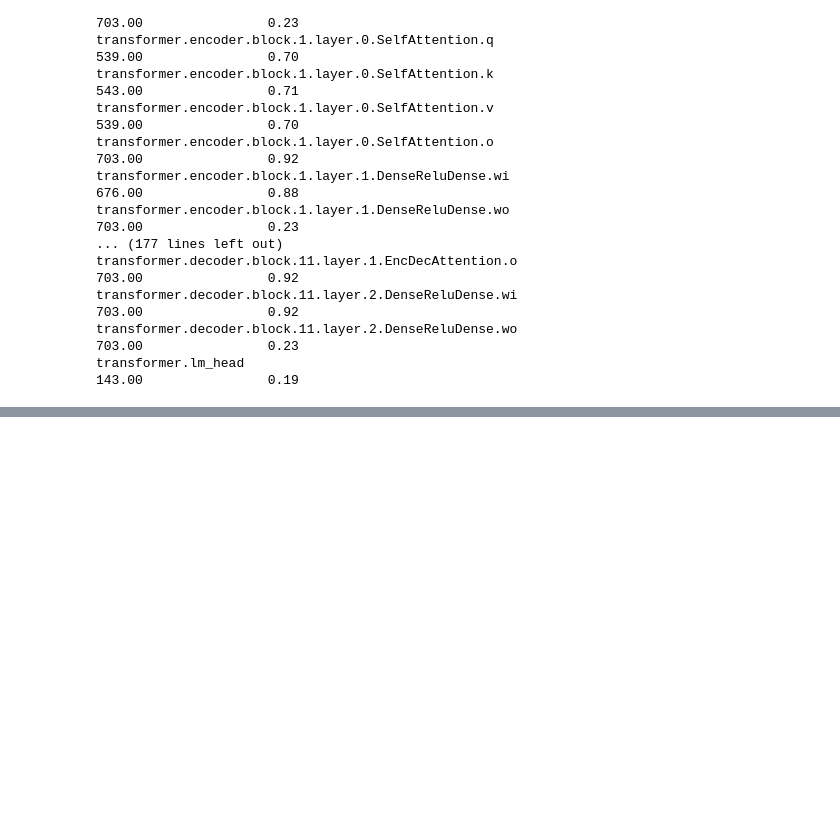
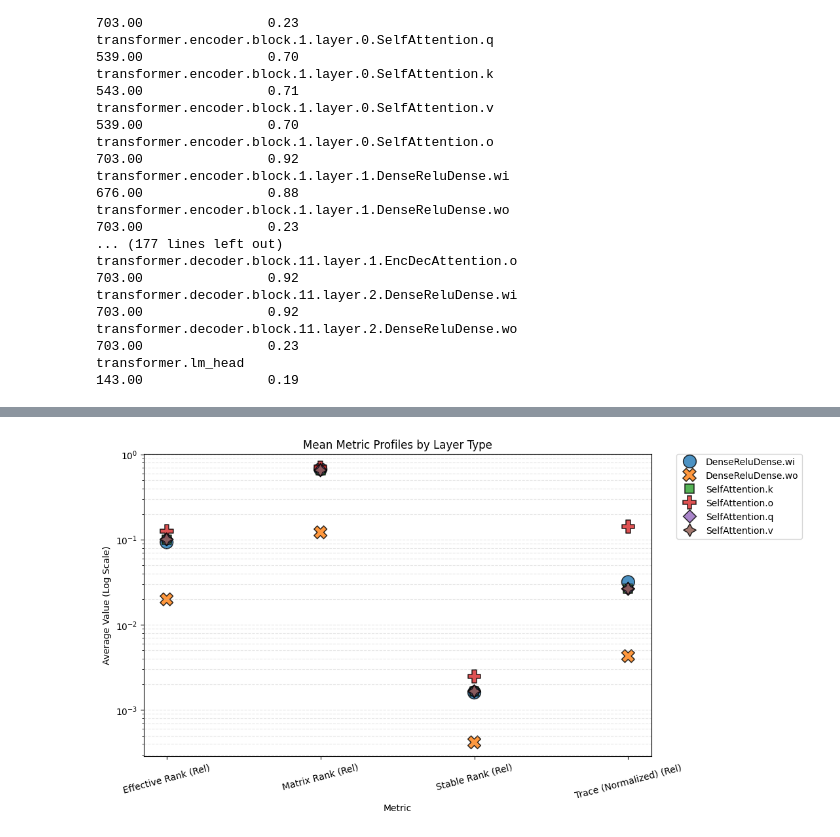
Before and after one commit to marawangamal/ties-merging, a Jupyter notebook: analysis.ipynb, the cells around one changed output, grey strips where cells are left out. Cells and saved outputs as stored; diff of their text form; code cells hidden in the pictures; blank space fills up the shorter version.

```diff
--- a/analysis.ipynb
+++ b/analysis.ipynb
@@ -129,7 +206,7 @@ from src.data.Batcher import Batcher
 from src.data.PytorchDataset import PytorchDataset
 
 # HPs
-DATASET_NAME = "qasc"
+DATASET_NAME = "quartz"
 MODEL_NAME = "t5-base"
 
 root_dir = osp.join(os.environ.get("SCRATCH", ""), "ties", "exp_out", "training", MODEL_NAME)
@@ -338,6 +434,7 @@ def get_rank_from_spectrum(spectrum):
     # return np.sum(np.square(spectrum)) / np.max(np.square(spectrum))
     return np.sum(spectrum > 1e-5)
 
+all_ranks = []
 for k, v in spectrums.items():
     if 'printed_table_header' not in locals():
         print(f'{"Layer (k)":<30}{"Rank":>10}{"Rank Deficiency":>20}')
@@ -345,6 +442,7 @@ for k, v in spectrums.items():
         printed_table_header = True
     rank = get_rank_from_spectrum(v)
     rank_deficiency = rank / (min(v.shape))
+    all_ranks.append(rank_deficiency)
     print(f'{str(k):<100}{rank:>10.2f}{rank_deficiency:>20.2f}')
 # %% [output]
 transformer.encoder.block.0.layer.0.SelfAttention.q                                                     222.00                0.29
@@ -370,11 +468,19 @@ from matplotlib.backends.backend_pdf import PdfPages
 import seaborn as sns
 import matplotlib.pyplot as plt
 import numpy as np
+import os
 
 start_idx = 0
-stop_idx = 500 + start_idx
+stop_idx = 100 + start_idx
 
-with PdfPages(f"covs_heatmaps_start{start_idx}_stop{stop_idx}.pdf") as pdf:
+RESULTS_DIR = "results"
+DATASET_NAME = "qasc"
+MODEL_NAME = "t5-base"
+
+with open(os.path.join(RESULTS_DIR, f"covs_d{DATASET_NAME}_m{MODEL_NAME}.pkl"), "rb") as f:
+    covs = pickle.load(f)["covs"]
+
+with PdfPages(f"{RESULTS_DIR}/covs_heatmaps_d{DATASET_NAME}_m{MODEL_NAME}_start{start_idx}_stop{stop_idx}.pdf") as pdf:
     for i, (c_mat_name, c_mat) in enumerate(covs.items()):
         plt.figure(figsize=(16, 16))
         ax = sns.heatmap(
@@ -386,6 +492,6 @@ with PdfPages(f"covs_heatmaps_start{start_idx}_stop{stop_idx}.pdf") as pdf:
         ax.set_xticks([])  # <-- no ticks
         ax.set_yticks([])
 
-        plt.title(c_mat_name.split(".")[-2:] + [f" Start {start_idx} Stop {stop_idx}"])
+        plt.title(c_mat_name.split(".")[-4:] + [f" Start {start_idx} Stop {stop_idx}"])
         pdf.savefig()
         plt.close()
@@ -391,0 +736,59 @@ with PdfPages(f"covs_heatmaps_start{start_idx}_stop{stop_idx}.pdf") as pdf:
+# %%
+import seaborn as sns
+import pandas as pd
+import seaborn as sns
+import matplotlib.pyplot as plt
+
+# 1. Create the bottleneck dimension feature
+df['Min_Dim'] = df[['Di', 'Do']].min(axis=1)
+
+# 2. Create new normalized columns with (REL) suffix
+rank_cols = ['Stable Rank', 'Matrix Rank', 'Effective Rank', 'Trace (Normalized)', 'Identity Distance']
+for col in rank_cols:
+    df[f"{col} (Rel)"] = df[col] / df['Min_Dim']
+
+
+# 1. Define the metrics we want to compare
+metrics_to_plot = [
+    "Trace (Normalized) (Rel)",
+    "Stable Rank (Rel)",
+    "Matrix Rank (Rel)",
+    "Effective Rank (Rel)"
+]
+
+# 2. Melt the dataframe to make it "Long-form"
+df_long = df.melt(
+    id_vars=["Layer Type"],
+    value_vars=metrics_to_plot,
+    var_name="Metric",
+    value_name="Value"
+)
+
+# 3. Calculate averages per Layer Type and Metric
+df_avg = df_long.groupby(["Layer Type", "Metric"])["Value"].mean().reset_index()
+
+plt.figure(figsize=(10, 6))
+
+# Plot the averages
+sns.scatterplot(
+    data=df_avg,
+    x="Metric",
+    y="Value",
+    hue="Layer Type",
+    style="Layer Type",
+    s=200,
+    edgecolor="black",
+    alpha=0.8
+)
+
+# Move the legend outside to the right
+plt.legend(bbox_to_anchor=(1.05, 1), loc='upper left', borderaxespad=0.)
+
+# Since these are (REL) and Normalized, they are likely between 0 and 1
+# If Trace is much larger, you might still want a log scale
+plt.yscale("log")
+plt.grid(True, which="both", axis='y', ls="--", alpha=0.3)
+plt.title("Mean Metric Profiles by Layer Type")
+plt.ylabel("Average Value (Log Scale)")
+plt.xticks(rotation=15) # Tilt labels if they overlap
+# %% [output]
@@ -391,0 +800 @@ with PdfPages(f"covs_heatmaps_start{start_idx}_stop{stop_idx}.pdf") as pdf:
+[figure, added]
```
Also changed, not shown: parts of 29 cells of this notebook, 7 other files.
